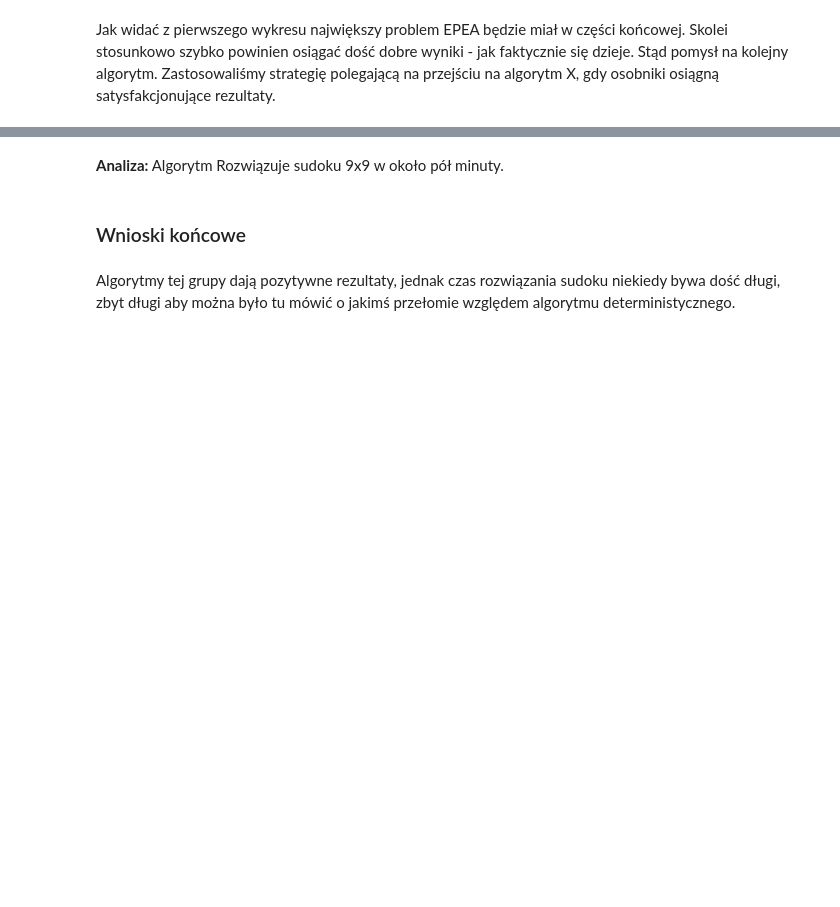
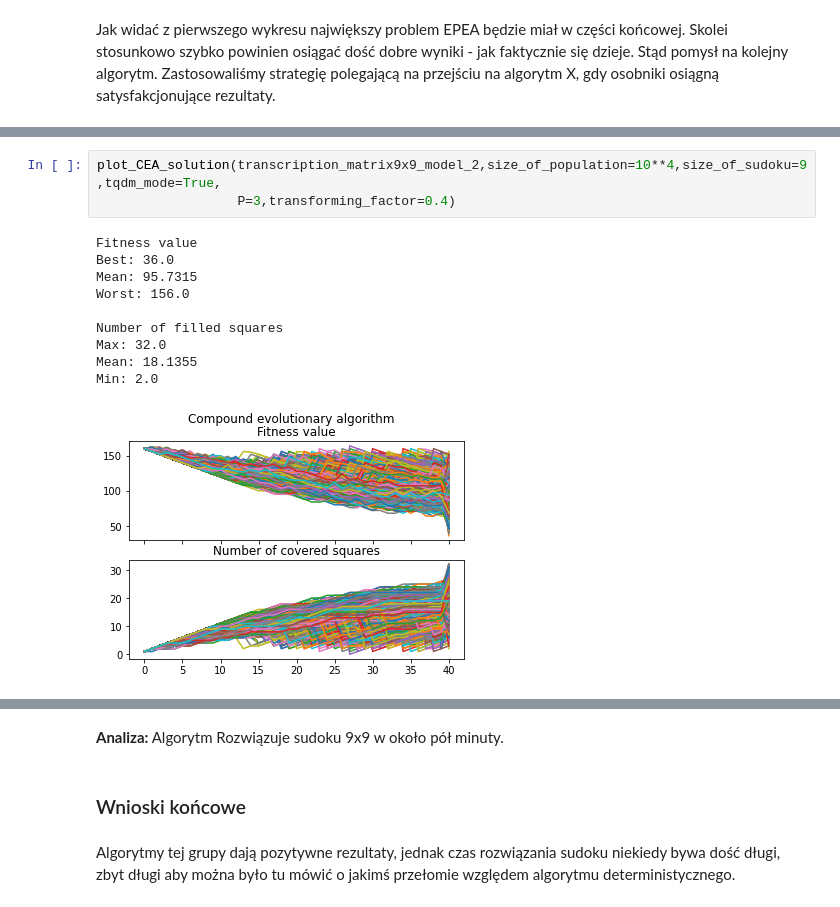
Before and after one commit to BlueDespero/CloverSolver, a Jupyter notebook: visualization/CloverSolver.ipynb, the cells around one changed output, grey strips where cells are left out. Drawn from its saved outputs; the diff is of its cells as text; blank space fills up the shorter version.

```diff
--- a/visualization/CloverSolver.ipynb
+++ b/visualization/CloverSolver.ipynb
@@ -321,3 +356,17 @@ Jak widać z pierwszego wykresu największy problem EPEA będzie miał w częśc
+# %%
+plot_CEA_solution(transcription_matrix9x9_model_2,size_of_population=10**4,size_of_sudoku=9,tqdm_mode=True,
+                  P=3,transforming_factor=0.4)
+# %% [output]
+Fitness value
+Best: 36.0
+Mean: 95.7315
+Worst: 156.0
+
+Number of filled squares
+Max: 32.0
+Mean: 18.1355
+Min: 2.0
+[figure, added]
 # %% [markdown]
 Sudoku 9x9:
 
```
Also changed, not shown: parts of 18 cells of this notebook.
